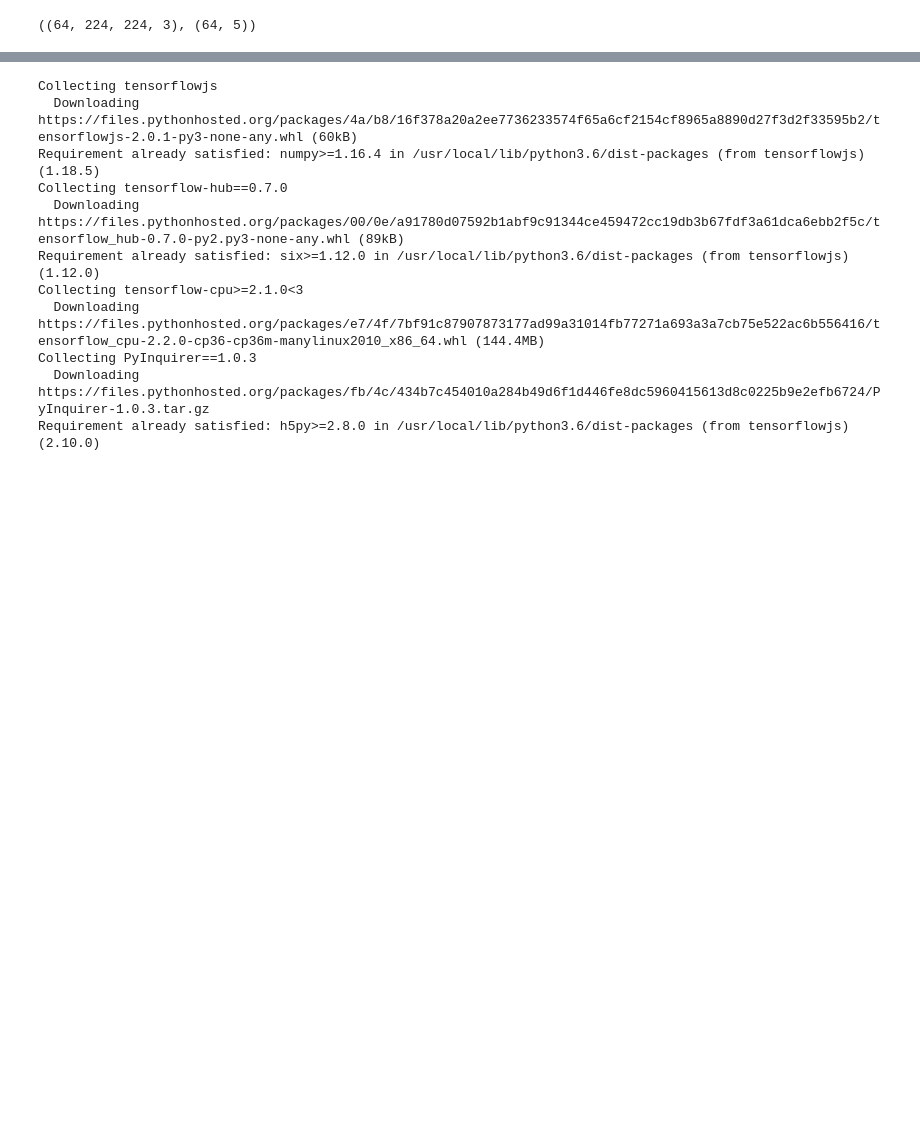
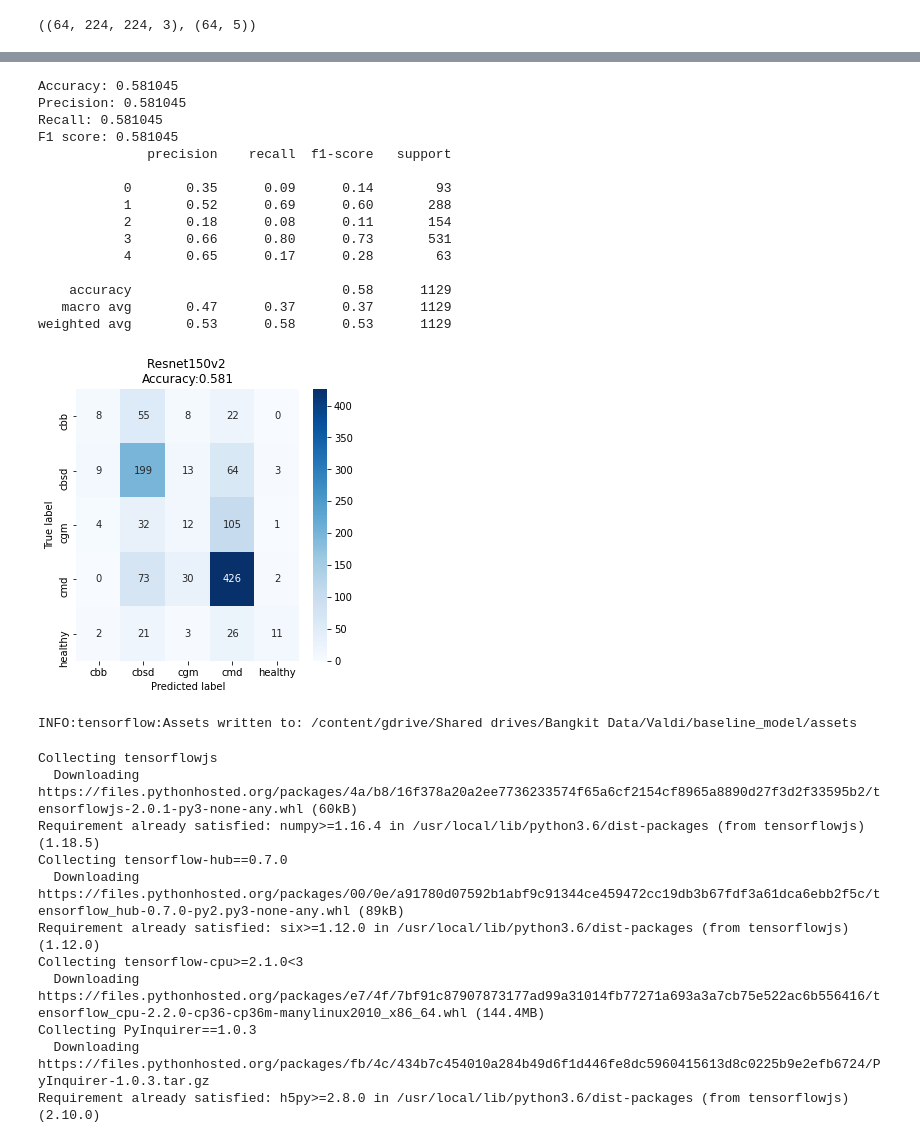
Before and after one commit to najib00/cassava-class, a Jupyter notebook: model/base_cnn/notebook.ipynb, the cells around one changed output, grey strips where cells are left out. Saved outputs shown, nothing was run; the diff lists cells and outputs as text; code cells hidden in the pictures; blank space fills up the shorter version.

Commit message:
change baseline model

```diff
--- a/model/base_cnn/notebook.ipynb
+++ b/model/base_cnn/notebook.ipynb
@@ -100,6 +100,7 @@ val_generator = datagen.flow_from_directory(
     base_dir,
     target_size=(IMAGE_SIZE, IMAGE_SIZE),
     batch_size=BATCH_SIZE,
+    shuffle=False,
     subset='validation')
 # %% [output]
 Found 4527 images belonging to 5 classes.
@@ -236,0 +206,3 @@ def fmeasure(y_true, y_pred):
+# %%
+classes = np.argmax(model.predict(val_generator), axis=-1)
+y_true = val_generator.classes
@@ -237,3 +223,60 @@ def fmeasure(y_true, y_pred):
+# %%
+# accuracy: (tp + tn) / (p + n)
+accuracy = accuracy_score(y_true, classes)
+print('Accuracy: %f' % accuracy)
+# precision tp / (tp + fp)
+precision = precision_score(y_true, classes,  average='micro')
+print('Precision: %f' % precision)
+# recall: tp / (tp + fn)
+recall = recall_score(y_true, classes,  average='micro')
+print('Recall: %f' % recall)
+# f1: 2 tp / (2 tp + fp + fn)
+f1 = f1_score(y_true, classes, average='micro')
+print('F1 score: %f' % f1)
+# kappa
+#kappa = cohen_kappa_score(y_true, classes)
+#print('Cohens kappa: %f' % kappa)
+# ROC AUC
+#auc = roc_auc_score(y_true, predict,multi_class='ovo')
+#print('ROC AUC: %f' % auc)
+# confusion matrix
+matrix = confusion_matrix(y_true, classes)
+#print(matrix)
+print(classification_report(y_true, classes))
+
+cm_df = pd.DataFrame(matrix,
+                     index = ['cbb','cbsd','cgm', 'cmd', 'healthy'],
+                     columns = ['cbb','cbsd','cgm', 'cmd', 'healthy'])
+
+plt.figure(figsize=(5,5))
+sn.heatmap(cm_df, annot=True,cmap='Blues', fmt='g')
+plt.title('Resnet150v2 \nAccuracy:{0:.3f}'.format(accuracy_score(y_true, classes)))
+plt.ylabel('True label')
+plt.xlabel('Predicted label')
+plt.show()
+# %% [output]
+Accuracy: 0.581045
+Precision: 0.581045
+Recall: 0.581045
+F1 score: 0.581045
+              precision    recall  f1-score   support
+
+           0       0.35      0.09      0.14        93
+           1       0.52      0.69      0.60       288
+           2       0.18      0.08      0.11       154
+           3       0.66      0.80      0.73       531
+           4       0.65      0.17      0.28        63
+
+    accuracy                           0.58      1129
+   macro avg       0.47      0.37      0.37      1129
+weighted avg       0.53      0.58      0.53      1129
+[figure, added]
+# %%
+# Save the entire model as a SavedModel.
+!mkdir -p saved_model
+model.save('/content/gdrive/Shared drives/Bangkit Data/Valdi/baseline_model')
+# %% [output]
+INFO:tensorflow:Assets written to: /content/gdrive/Shared drives/Bangkit Data/Valdi/baseline_model/assets
 # %%
 !pip install tensorflowjs
 import tensorflowjs as tfjs
```
Also changed, not shown: parts of 6 cells of this notebook, 6 other files.
